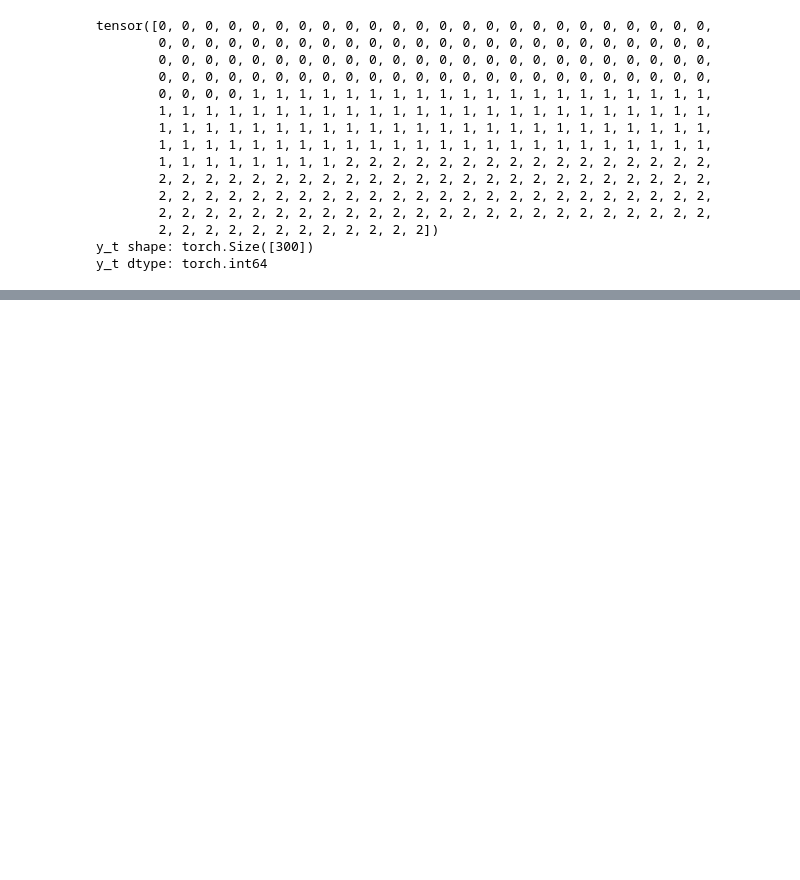
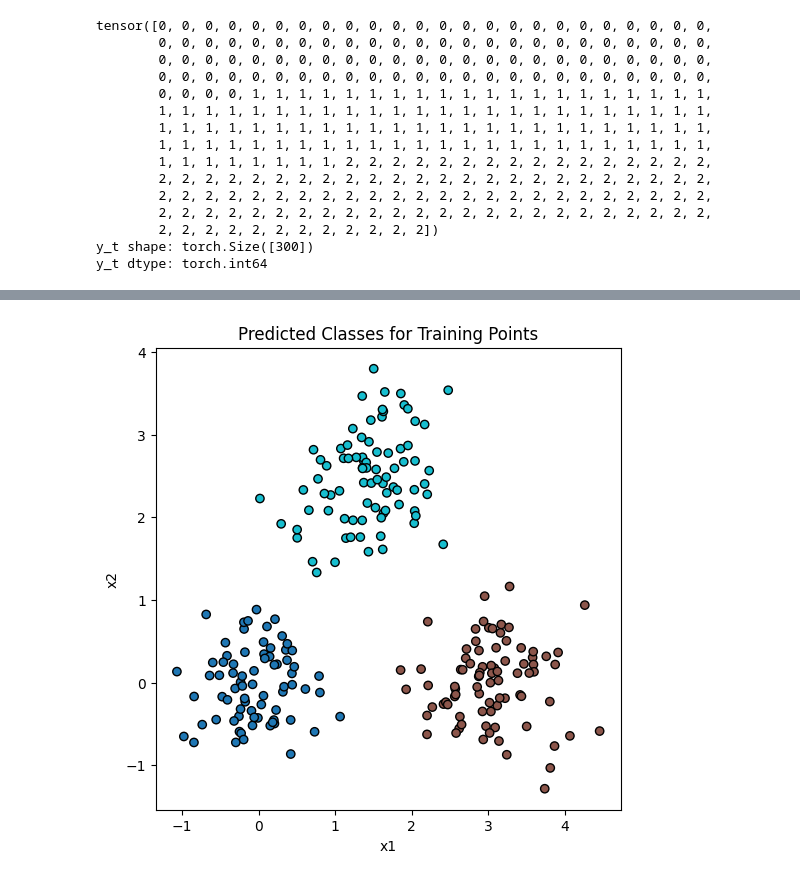
Before and after one commit to zekmaro/blindwalk, a Jupyter notebook: src/main.ipynb, the cells around one changed output, grey strips where cells are left out. Cells and saved outputs as stored; diff of their text form; code cells hidden in the pictures; blank space fills up the shorter version.

```diff
--- a/src/main.ipynb
+++ b/src/main.ipynb
@@ -155,3 +157,19 @@ y_train = y_t[train_idx]
 
 X_test = X_t[test_idx]
 y_test = y_t[test_idx]
+# %%
+class SmallNet(nn.Module):
+	def __init__(self):
+		super().__init__()
+		self.layer1 = nn.Linear(2, 32)
+		self.relu = nn.ReLU()
+		self.layer2 = nn.Linear(32, 3)
+
+
+	def forward(self, x):
+		x = self.layer1(x)
+		x = self.relu(x)
+		x = self.layer2(x)
+		return x
+# %%
+model = SmallNet()
@@ -157,0 +204,14 @@ y_test = y_t[test_idx]
+# %%
+model.eval()
+with torch.no_grad():
+    pred_train = model(X_train).argmax(dim=1)
+
+plt.figure(figsize=(6,6))
+
+plt.scatter(X_train[:,0], X_train[:,1], c=pred_train, cmap="tab10", edgecolors="k")
+plt.title("Predicted Classes for Training Points")
+plt.xlabel("x1")
+plt.ylabel("x2")
+plt.show()
+# %% [output]
+[figure, added]
```
Also changed, not shown: parts of 24 cells of this notebook.
